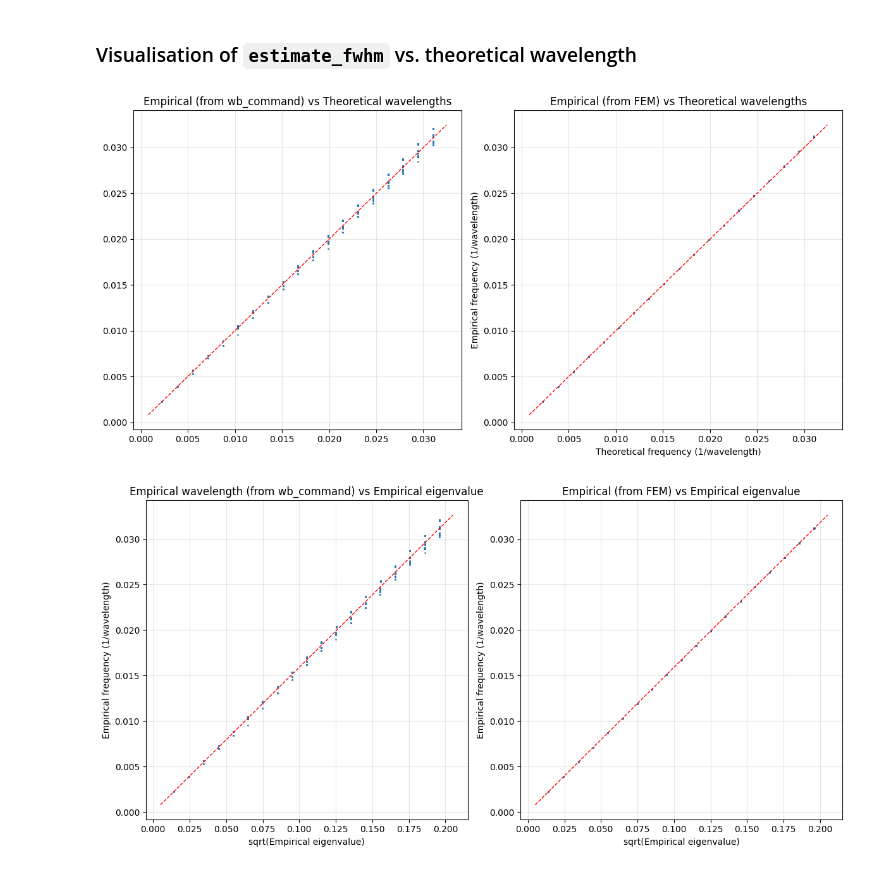
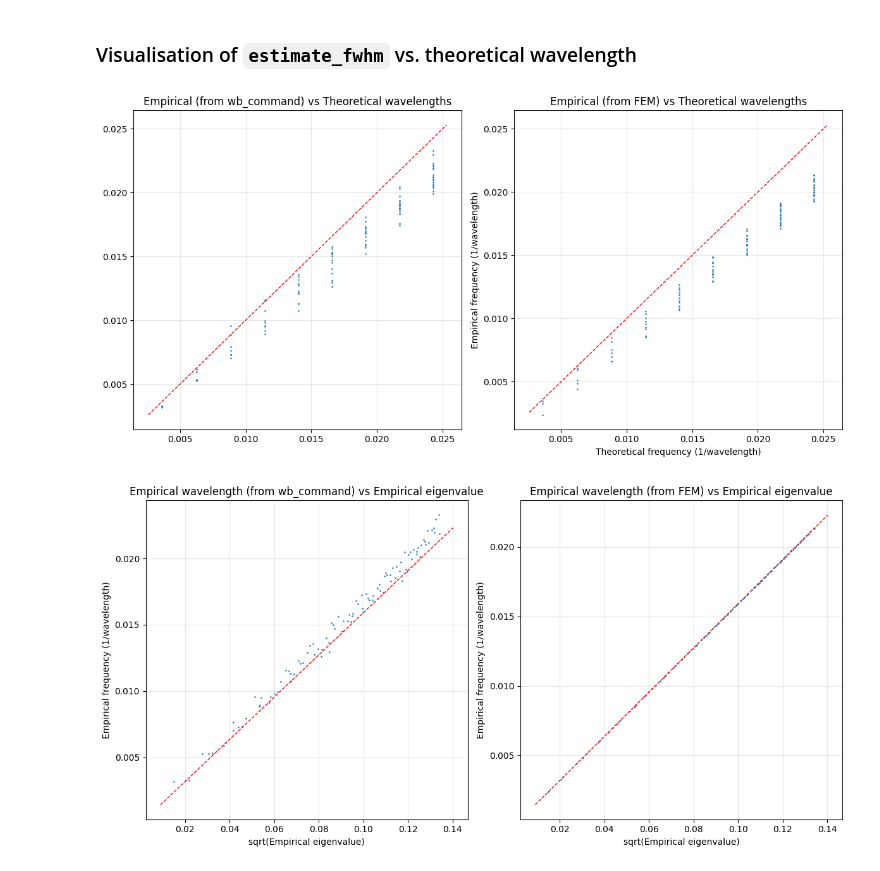
Before and after one commit to magnesium2400/neuromodes, a Jupyter notebook: docs/validation/mesh-estimate_fwhm-evals.ipynb, the cells around one changed output. Cells and saved outputs as stored; diff of their text form; code cells hidden in the pictures.

```diff
--- a/docs/validation/mesh-estimate_fwhm-evals.ipynb
+++ b/docs/validation/mesh-estimate_fwhm-evals.ipynb
@@ -6,8 +6,10 @@ from neuromodes.eigen import EigenSolver
 from neuromodes.io import fetch_surf
 from neuromodes.mesh import estimate_fwhm, estimate_fwhm_fem
 # %%
-nGroups = 20
+nGroups = 10
 density = '32k'
 hemi = 'l'
 
-solver = EigenSolver(fetch_surf(surf_type='sphere', density=density, hemi=hemi)[0]).solve(n_modes=nGroups**2)
+solver = EigenSolver(fetch_surf(surf_type='midthickness', density=density, hemi=hemi)[0]).solve(n_modes=nGroups**2)
+RADIUS = np.mean(np.linalg.norm(solver.geometry.v, axis=1)) # empirical radius of the sphere mesh
+GROUPS = np.repeat(np.arange(1,nGroups), 2 * np.arange(1,nGroups) + 1)
@@ -57,27 +58,27 @@ axs[1].grid(True, alpha=0.3)
 plt.tight_layout()
 plt.show()
 # %% [output]
-[figure, old version]
+[figure, new version]
 # %%
 fig, axs = plt.subplots(1, 2, figsize=(12, 6))
 
 axs[0].scatter(np.sqrt(evals_emp),1/wavelength_wb, s=1, alpha=0.8)
 axs[0].plot(axs[0].get_xlim(), np.array(axs[0].get_xlim())/(2*np.pi), "r--", linewidth=1)
 
 axs[0].set_title("Empirical wavelength (from wb_command) vs Empirical eigenvalue")
 axs[0].set_xlabel("sqrt(Empirical eigenvalue)")
 axs[0].set_ylabel("Empirical frequency (1/wavelength)")
 axs[0].grid(True, alpha=0.3)
 
 axs[1].scatter(np.sqrt(evals_emp),1/wavelength_fem, s=1, alpha=0.8)
 axs[1].plot(axs[1].get_xlim(), np.array(axs[1].get_xlim())/(2*np.pi), "r--", linewidth=1)
 
-axs[1].set_title("Empirical (from FEM) vs Empirical eigenvalue")
+axs[1].set_title("Empirical wavelength (from FEM) vs Empirical eigenvalue")
 axs[1].set_xlabel("sqrt(Empirical eigenvalue)")
 axs[1].set_ylabel("Empirical frequency (1/wavelength)")
 axs[1].grid(True, alpha=0.3)
 
 plt.tight_layout()
 plt.show()
 # %% [output]
-[figure, old version]
+[figure, new version]
```
Also changed, not shown: parts of 2 cells of this notebook, 2 other files.
